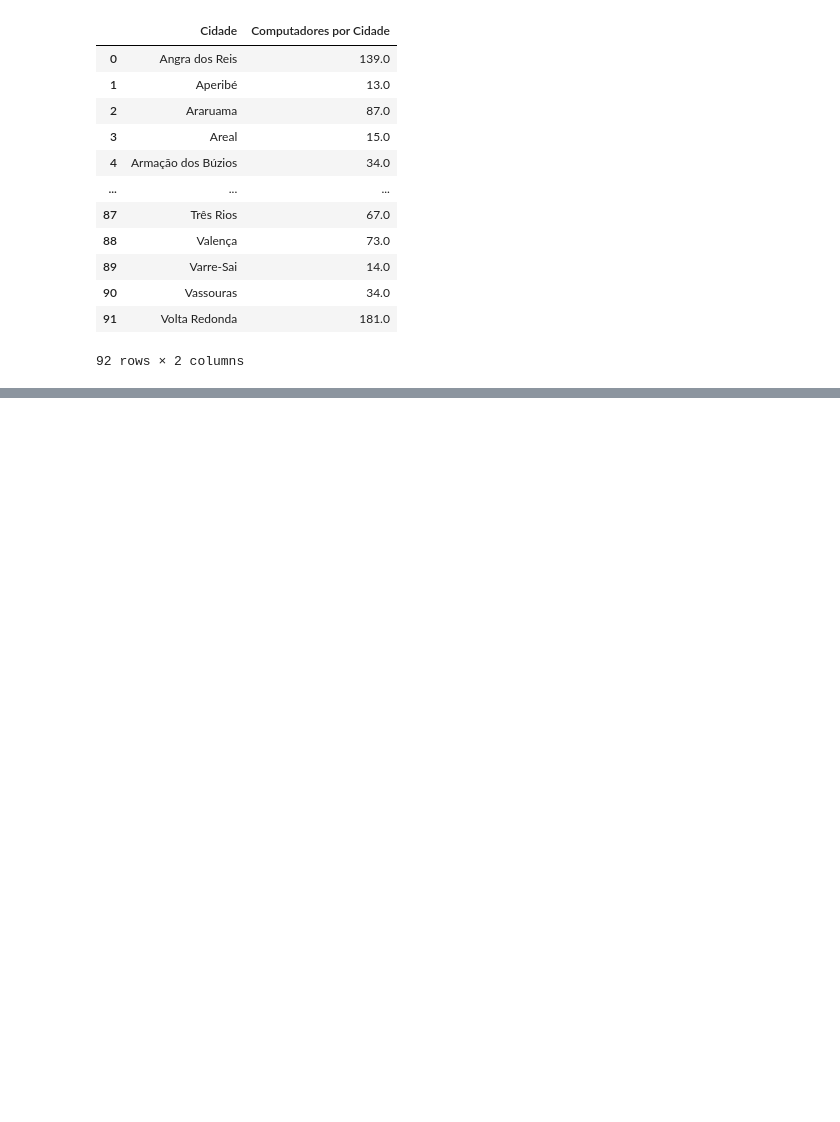
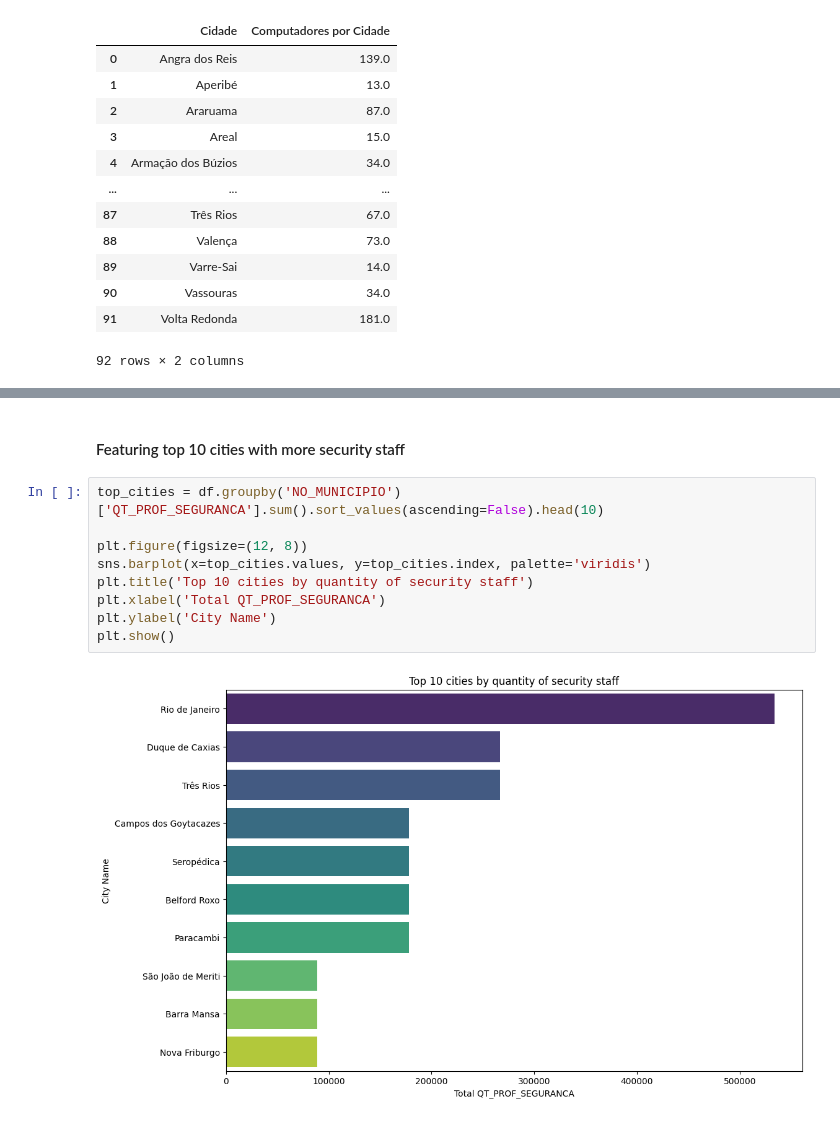
Before and after one commit to iaracastro/SchoolCensorshipAnalysis, a Jupyter notebook: analysis.ipynb, the cells around one changed output, grey strips where cells are left out. Drawn from its saved outputs; the diff is of its cells as text; blank space fills up the shorter version.

```diff
--- a/analysis.ipynb
+++ b/analysis.ipynb
@@ -125,0 +147,13 @@ plt.show()
+# %% [markdown]
+#### Featuring top 10 cities with more security staff
+# %%
+top_cities = df.groupby('NO_MUNICIPIO')['QT_PROF_SEGURANCA'].sum().sort_values(ascending=False).head(10)
+
+plt.figure(figsize=(12, 8))
+sns.barplot(x=top_cities.values, y=top_cities.index, palette='viridis')
+plt.title('Top 10 cities by quantity of security staff')
+plt.xlabel('Total QT_PROF_SEGURANCA')
+plt.ylabel('City Name')
+plt.show()
+# %% [output]
+[figure, added]
```
Also changed, not shown: parts of 5 cells of this notebook, 1 other file.
